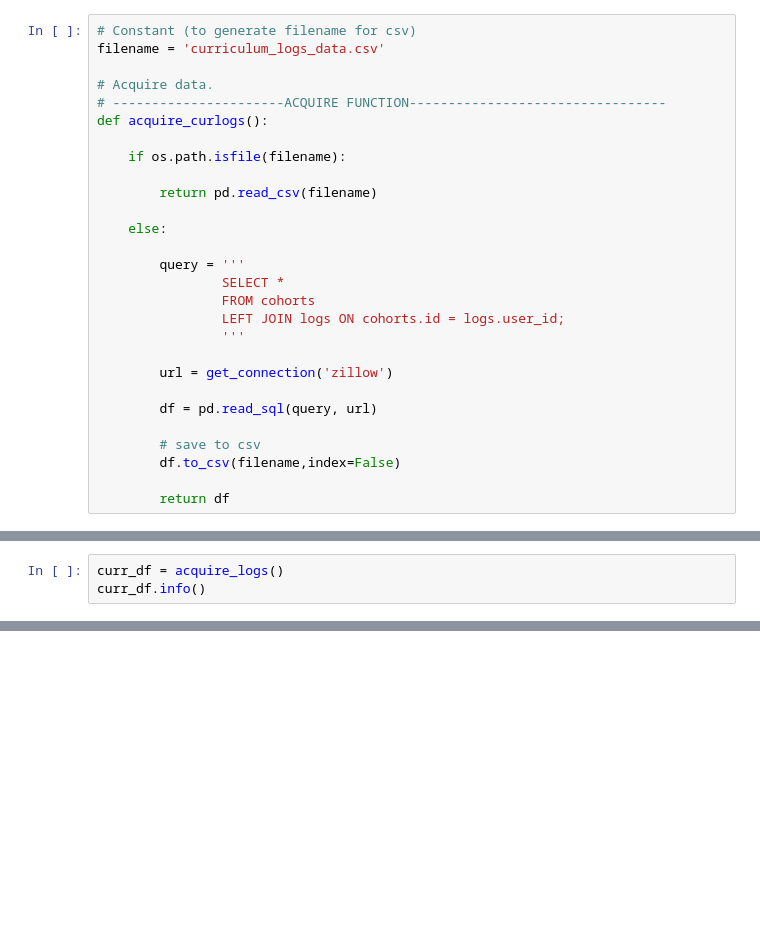
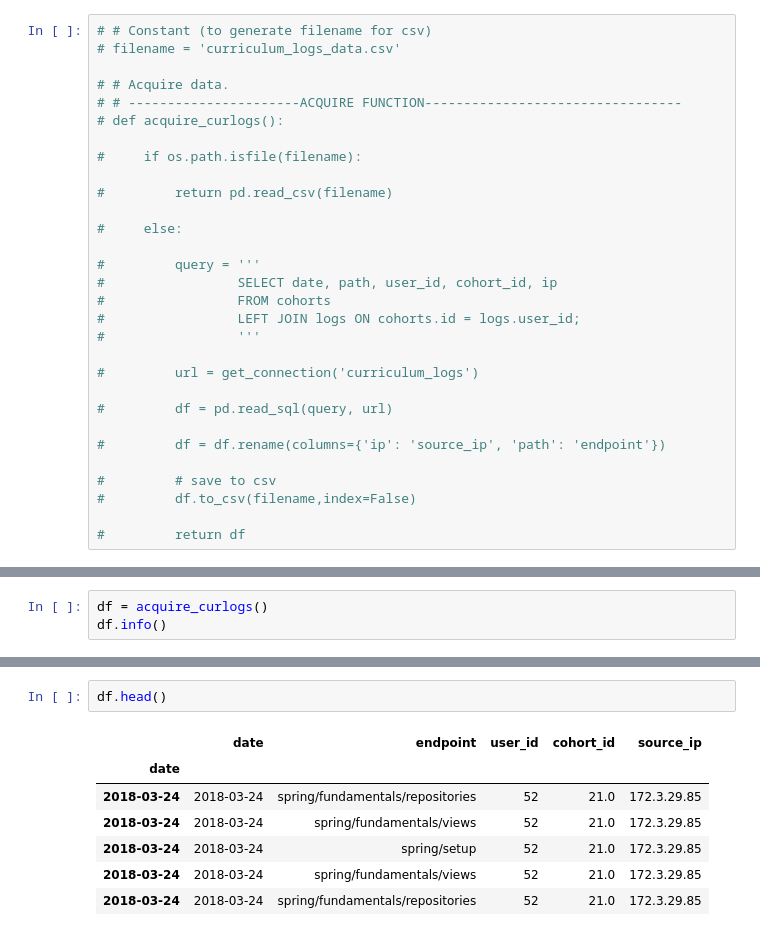
Before and after one commit to Marc-Aradillas/anomaly-detection-exercises, a Jupyter notebook: time_series_anomaly_detection.ipynb, the cells around one changed output, grey strips where cells are left out. Cells and saved outputs as stored; diff of their text form; blank space fills up the shorter version.

```diff
--- a/time_series_anomaly_detection.ipynb
+++ b/time_series_anomaly_detection.ipynb
@@ -10,28 +14,30 @@ ModuleNotFoundError: No module named 'env'
 # %%
-# Constant (to generate filename for csv)
-filename = 'curriculum_logs_data.csv'
+# # Constant (to generate filename for csv)
+# filename = 'curriculum_logs_data.csv'
 
-# Acquire data.
-# ----------------------ACQUIRE FUNCTION---------------------------------
-def acquire_curlogs():
+# # Acquire data.
+# # ----------------------ACQUIRE FUNCTION---------------------------------
+# def acquire_curlogs():
 
-    if os.path.isfile(filename):
+#     if os.path.isfile(filename):
 
-        return pd.read_csv(filename)
+#         return pd.read_csv(filename)
 
-    else:
+#     else:
 
-        query = '''
-                SELECT *
-                FROM cohorts
-                LEFT JOIN logs ON cohorts.id = logs.user_id;
-                '''
+#         query = '''
+#                 SELECT date, path, user_id, cohort_id, ip
+#                 FROM cohorts
+#                 LEFT JOIN logs ON cohorts.id = logs.user_id;
+#                 '''
 
-        url = get_connection('zillow')
+#         url = get_connection('curriculum_logs')
 
-        df = pd.read_sql(query, url)
+#         df = pd.read_sql(query, url)
 
-        # save to csv
-        df.to_csv(filename,index=False)
+#         df = df.rename(columns={'ip': 'source_ip', 'path': 'endpoint'})
 
-        return df
+#         # save to csv
+#         df.to_csv(filename,index=False)
+
+#         return df
@@ -38,3 +84,3 @@ def acquire_curlogs():
 # %%
-curr_df = acquire_logs()
-curr_df.info()
+df = acquire_curlogs()
+df.info()
@@ -42,0 +120,10 @@ curr_df.head()
+# %%
+df.head()
+# %% [output]
+|  | date | endpoint | user_id | cohort_id | source_ip |
+| date |  |  |  |  |  |
+| 2018-03-24 | 2018-03-24 | spring/fundamentals/repositories | 52 | 21.0 | 172.3.29.85 |
+| 2018-03-24 | 2018-03-24 | spring/fundamentals/views | 52 | 21.0 | 172.3.29.85 |
+| 2018-03-24 | 2018-03-24 | spring/setup | 52 | 21.0 | 172.3.29.85 |
+| 2018-03-24 | 2018-03-24 | spring/fundamentals/views | 52 | 21.0 | 172.3.29.85 |
+| 2018-03-24 | 2018-03-24 | spring/fundamentals/repositories | 52 | 21.0 | 172.3.29.85 |
```
Also changed, not shown: parts of 33 cells of this notebook.
